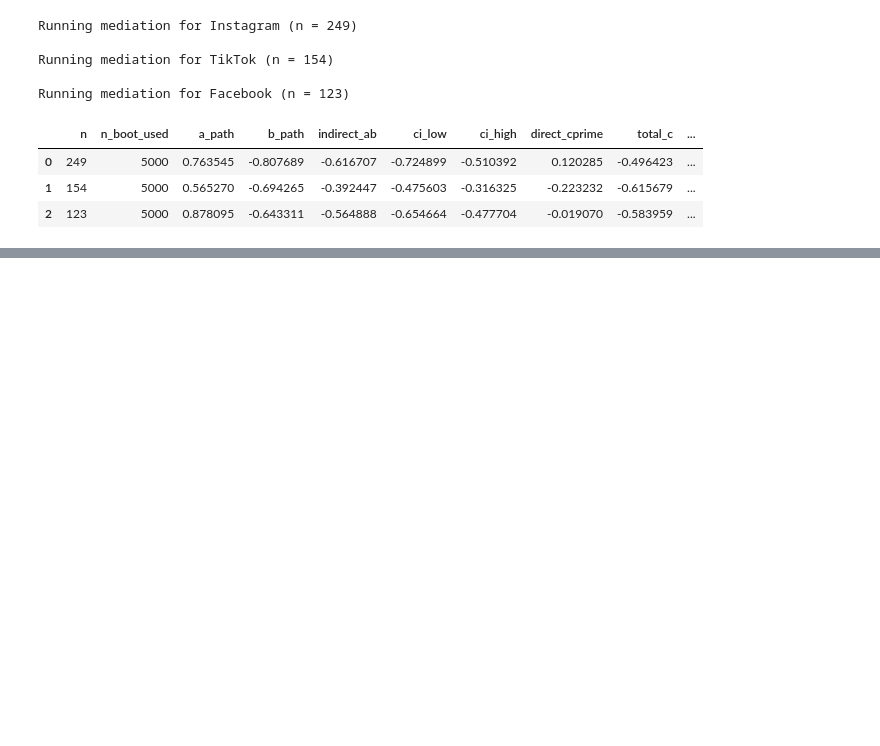
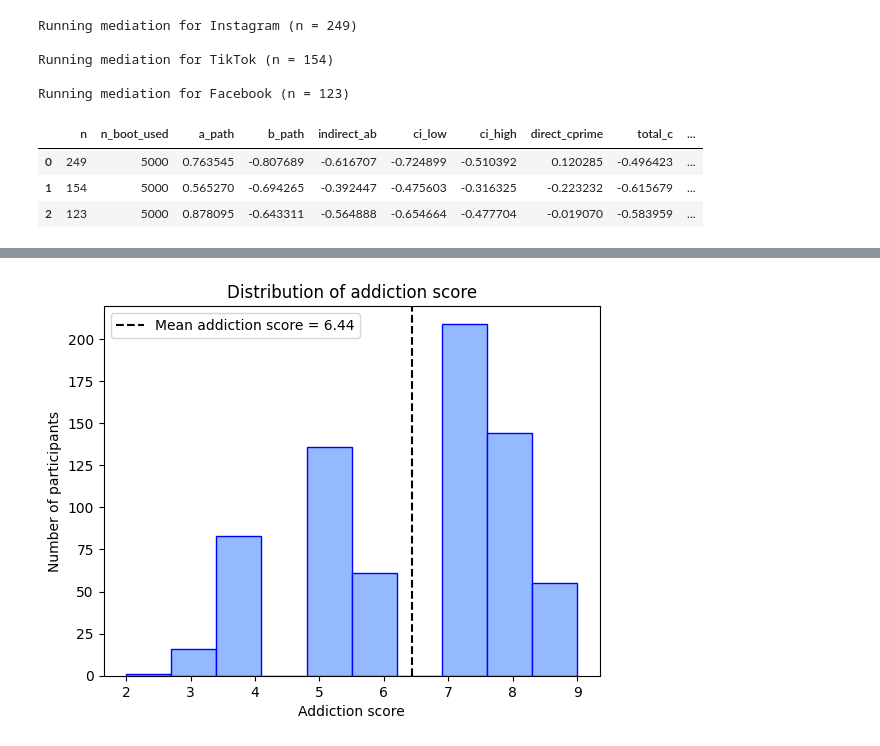
Before and after one commit to konrda15/FCSS_Group1, a Jupyter notebook: project_fcss.ipynb, the cells around one changed output, grey strips where cells are left out. Cells and saved outputs as stored; diff of their text form; code cells hidden in the pictures; blank space fills up the shorter version.

```diff
--- a/project_fcss.ipynb
+++ b/project_fcss.ipynb
@@ -271,0 +346,13 @@ plt.show()
+# %%
+plt.figure()
+plt.hist(data["Addicted_Score"], bins=10, color="#94b9ff", edgecolor="blue")
+plt.xlabel("Addiction score")
+plt.ylabel("Number of participants")
+plt.title("Distribution of addiction score")
+
+mean_usage = data["Addicted_Score"].mean()
+plt.axvline(mean_usage, color="black", linestyle="--", label=f"Mean addiction score = {mean_usage:.2f}")
+plt.legend()
+plt.show()
+# %% [output]
+[figure, added]
```
Also changed, not shown: parts of 8 cells of this notebook, 1 other file.
